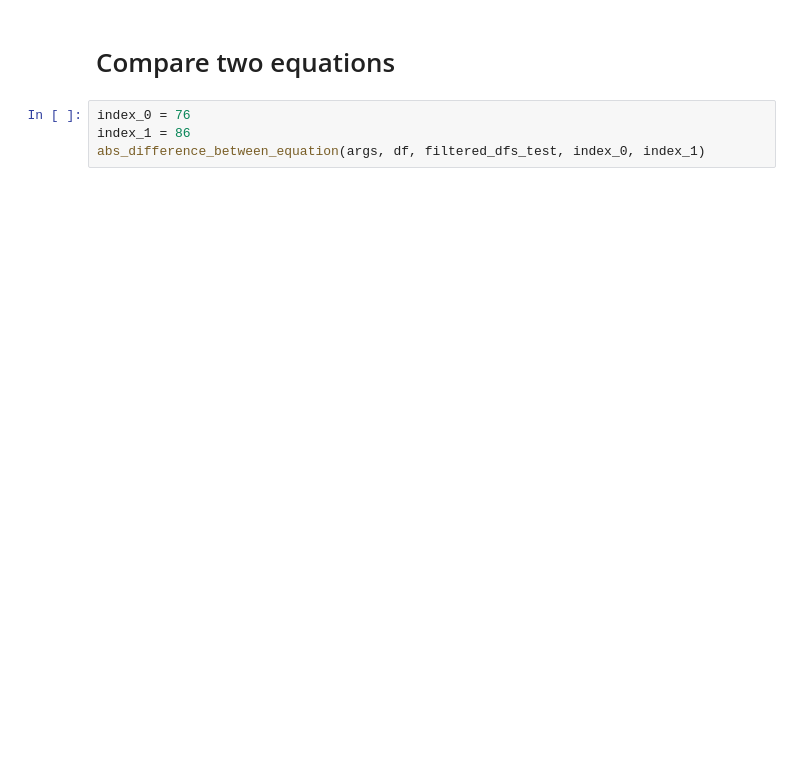
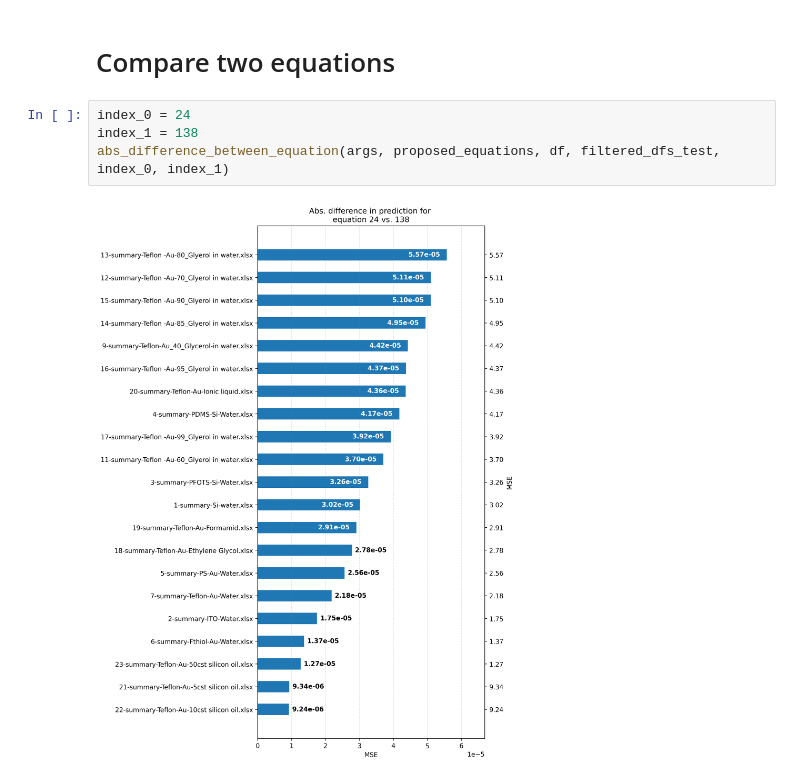
Before and after one commit to BayremAg/EquationDiscoveryDropFriction, a Jupyter notebook: src/analyse_equations/analyse_equations.ipynb, the cells around one changed output. Cells and saved outputs as stored; diff of their text form; blank space fills up the shorter version.

```diff
--- a/src/analyse_equations/analyse_equations.ipynb
+++ b/src/analyse_equations/analyse_equations.ipynb
@@ -91,6 +148,8 @@ histogram_for_features(args, filtered_dfs_test, tree)
 # %% [markdown]
 # Compare two equations
 # %%
-index_0 = 76
-index_1 = 86
-abs_difference_between_equation(args, df, filtered_dfs_test, index_0, index_1)
+index_0 = 24
+index_1 = 138
+abs_difference_between_equation(args, proposed_equations, df, filtered_dfs_test, index_0, index_1)
+# %% [output]
+[figure, added]
```
Also changed, not shown: parts of 9 cells of this notebook, 3 other files.
